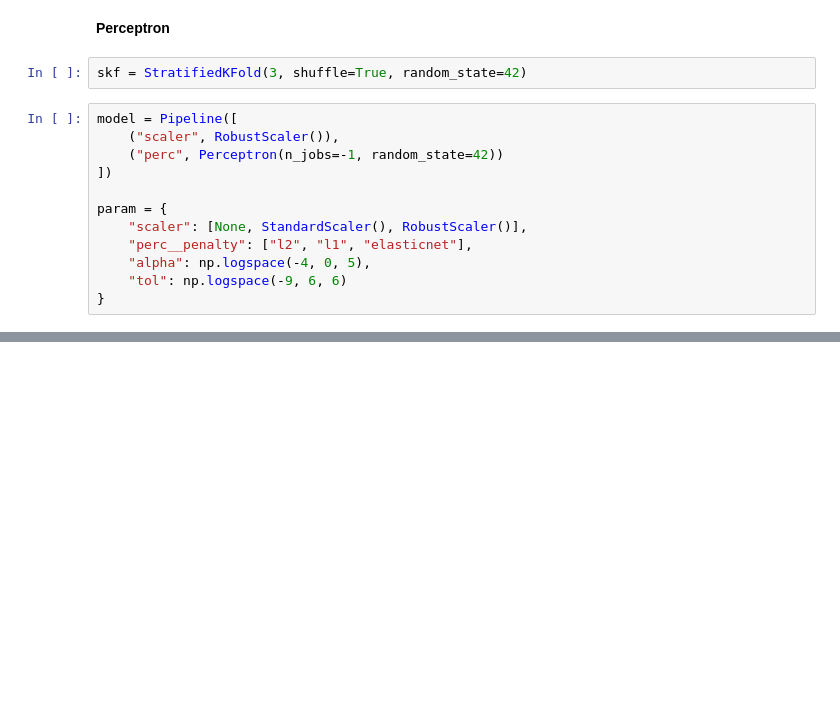
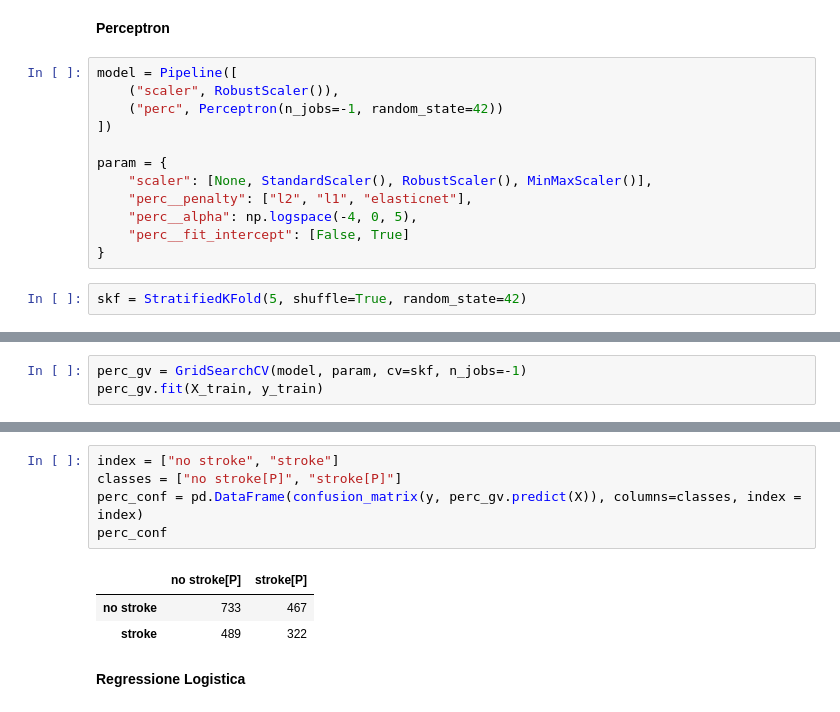
Before and after one commit to aleshark87/data-intensive-project, a Jupyter notebook: Progetto.ipynb, the cells around one changed output, grey strips where cells are left out. Cells and saved outputs as stored; diff of their text form; blank space fills up the shorter version.

```diff
--- a/Progetto.ipynb
+++ b/Progetto.ipynb
@@ -293,17 +297,17 @@ precision = {}
 recall = {}
 # %% [markdown]
 **Perceptron**
+# %%
+model = Pipeline([
+    ("scaler", RobustScaler()),
+    ("perc", Perceptron(n_jobs=-1, random_state=42))
+])
+
+param = {
+    "scaler": [None, StandardScaler(), RobustScaler(), MinMaxScaler()],
+    "perc__penalty": ["l2", "l1", "elasticnet"],
+    "perc__alpha": np.logspace(-4, 0, 5),
+    "perc__fit_intercept": [False, True]
+}
 # %%
-skf = StratifiedKFold(3, shuffle=True, random_state=42)
+skf = StratifiedKFold(5, shuffle=True, random_state=42)
-# %%
-model = Pipeline([
-    ("scaler", RobustScaler()),
-    ("perc", Perceptron(n_jobs=-1, random_state=42))
-])
-
-param = {
-    "scaler": [None, StandardScaler(), RobustScaler()],
-    "perc__penalty": ["l2", "l1", "elasticnet"],
-    "alpha": np.logspace(-4, 0, 5),
-    "tol": np.logspace(-9, 6, 6)
-}
@@ -323,0 +314,3 @@ array([0, 0, 0, ..., 1, 1, 1])
+# %%
+perc_gv = GridSearchCV(model, param, cv=skf, n_jobs=-1)
+perc_gv.fit(X_train, y_train)
@@ -329,0 +352,11 @@ print("Parametri migliori: {params}".format(params=perc_gv.best_params_))
+# %%
+index = ["no stroke", "stroke"]
+classes = ["no stroke[P]", "stroke[P]"]
+perc_conf = pd.DataFrame(confusion_matrix(y, perc_gv.predict(X)), columns=classes, index = index)
+perc_conf
+# %% [output]
+|  | no stroke[P] | stroke[P] |
+| no stroke | 733 | 467 |
+| stroke | 489 | 322 |
+# %% [markdown]
+**Regressione Logistica**
```
Also changed, not shown: parts of 24 cells of this notebook.
